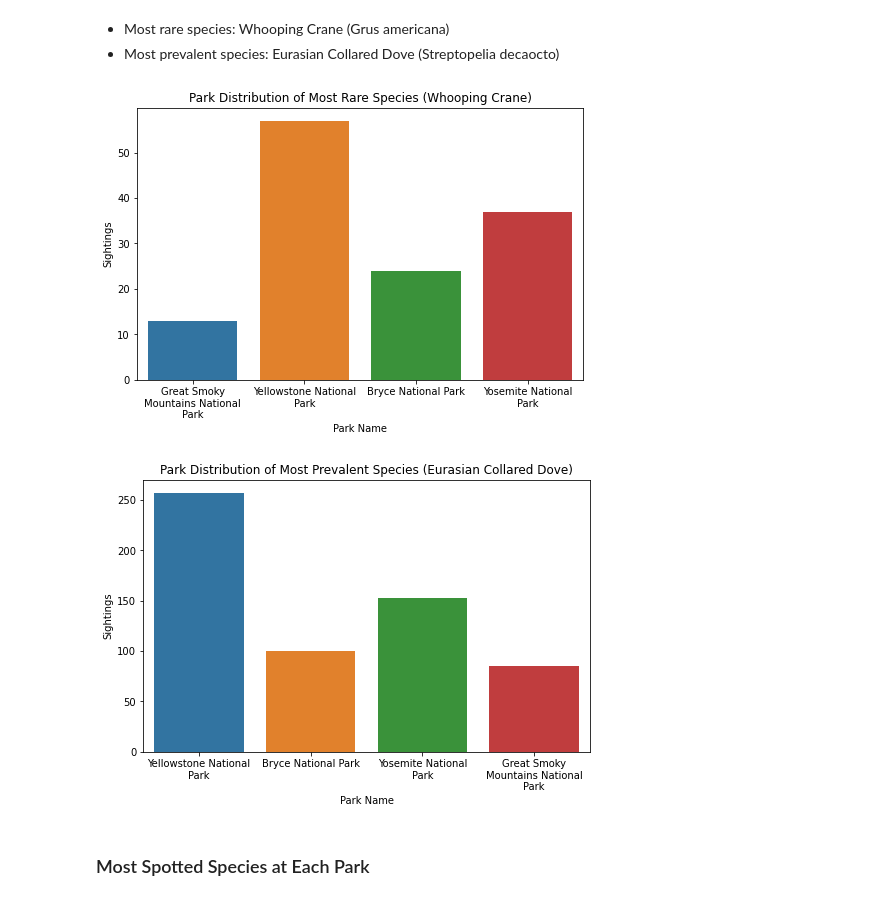
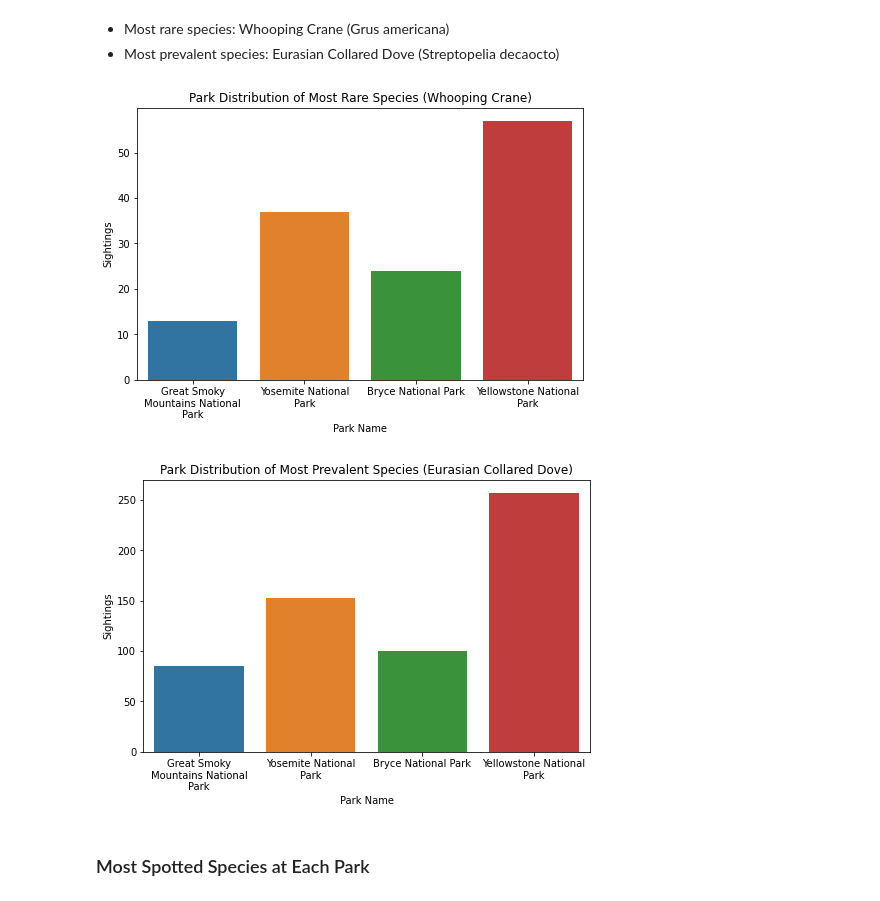
Before and after one commit to anlifi/biodiversity, a Jupyter notebook: biodiversity.ipynb, the cells around one changed output. Drawn from its saved outputs; the diff is of its cells as text; code cells hidden in the pictures.

Commit message:
Update park order in barplots

```diff
--- a/biodiversity.ipynb
+++ b/biodiversity.ipynb
@@ -169,7 +168,7 @@ Name: conservation_status, dtype: int64
 # National parks
 parks = obs_df.park_name
 num_parks = parks.nunique()
-unique_parks = parks.unique()
+unique_parks = list(parks.unique())
 
 print('Number of parks:', num_parks)
 print('Unique parks:', unique_parks)
@@ -420,7 +418,7 @@ Name: common_names, dtype: object
 # Distribution of most rare species
 fig = plt.figure(figsize=(8,5))
 
-ax = sns.barplot(data=obs_df[obs_df.scientific_name == 'Grus americana'], x='park_name', y='observations')
+ax = sns.barplot(data=obs_df[obs_df.scientific_name == 'Grus americana'], x='park_name', y='observations', order=unique_parks)
 
 plt.title('Park Distribution of Most Rare Species (Whooping Crane)')
 plt.xlabel('Park Name')
@@ -429,21 +427,21 @@ ax.set_xticklabels(textwrap.fill(x.get_text(), 20) for x in ax.get_xticklabels()
 
 plt.show()
 # %% [output]
-[figure, old version]
+[figure, new version]
 # %%
 # Distribution of most prevalent species
 fig = plt.figure(figsize=(8,5))
 
-ax = sns.barplot(data=obs_df[obs_df.scientific_name == 'Streptopelia decaocto'], x='park_name', y='observations', ci=None)
+ax = sns.barplot(data=obs_df[obs_df.scientific_name == 'Streptopelia decaocto'], x='park_name', y='observations', ci=None, order=unique_parks)
 
 plt.title('Park Distribution of Most Prevalent Species (Eurasian Collared Dove)')
 plt.xlabel('Park Name')
 plt.ylabel('Sightings')
 ax.set_xticklabels(textwrap.fill(x.get_text(), 20) for x in ax.get_xticklabels())
 
 plt.show()
 # %% [output]
-[figure, old version]
+[figure, new version]
 # %% [markdown]
 ### Most Spotted Species at Each Park
 # %%
```
Also changed, not shown: parts of 4 cells of this notebook.
